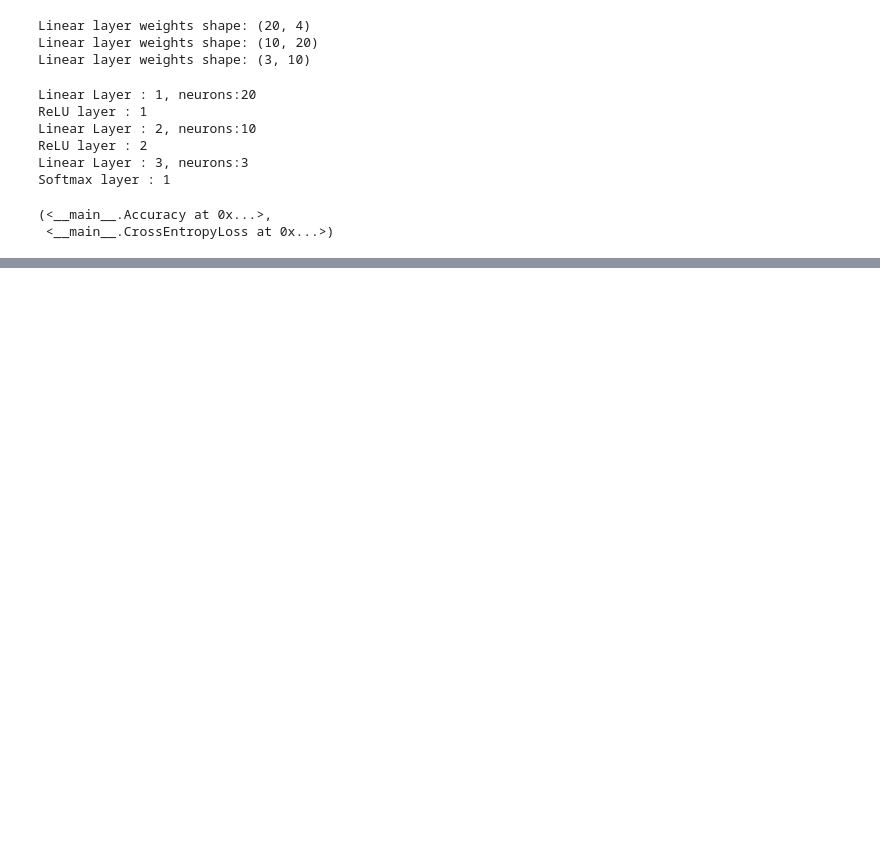
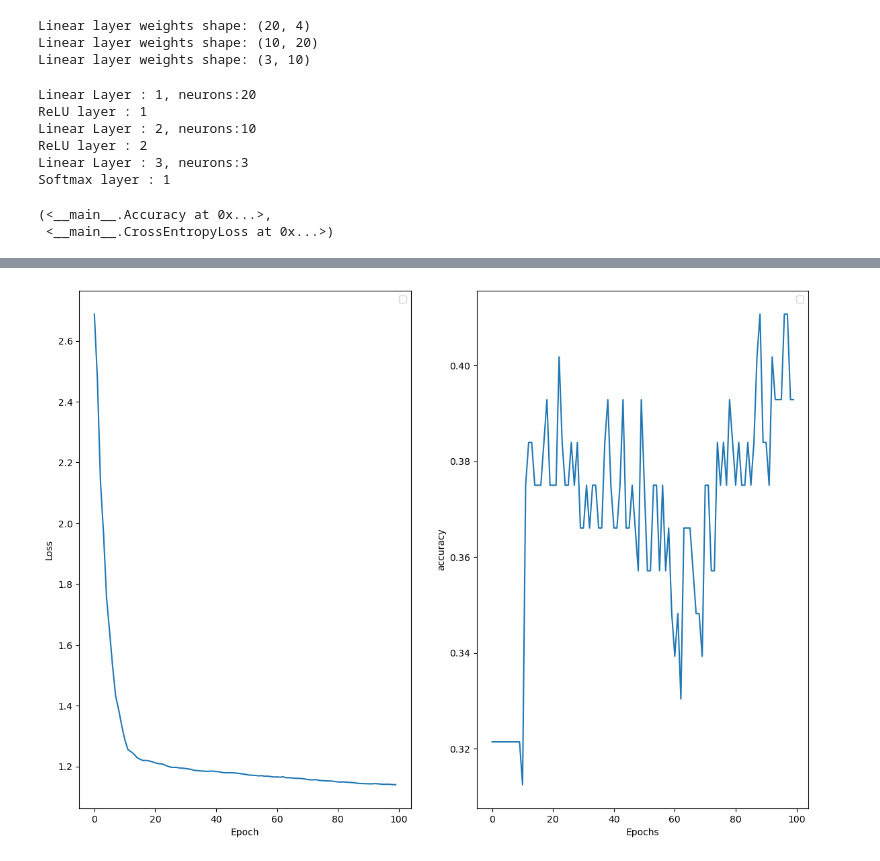
Before and after one commit to tanmaygaikwad723/Tangrad, a Jupyter notebook: ANN.ipynb, the cells around one changed output, grey strips where cells are left out. Drawn from its saved outputs; the diff is of its cells as text; code cells hidden in the pictures; blank space fills up the shorter version.

```diff
--- a/ANN.ipynb
+++ b/ANN.ipynb
@@ -197,10 +197,8 @@ class Tangrad:
                 epoch_acc += batch_acc * curr_batch_size
             grad = loss_fn.backward(layer_inp, y_batch)
             for layer in reversed(self.layer):
-                if loss_fn is type(CrossEntropyLoss):
-                    if isinstance(layer, Softmax):
-                        print(f"softmax")
-                        continue
+                if isinstance(layer, Softmax):
+                    continue
                 grad = layer.backward(grad, lr)
             avg_loss = epoch_loss / data_len
             avg_acc = epoch_acc / data_len
@@ -258,5 +256,5 @@ accuracy, loss
 (<__main__.Accuracy at 0x...>,
  <__main__.CrossEntropyLoss at 0x...>)
 # %%
-history = Ann.fit(x_train, y_train, loss, accuracy.accuracy_fn, 100, 0.25)
+history = Ann.fit(x_train, y_train, loss, accuracy.accuracy_fn, 100, 0.005)
 # %% [output]
@@ -280,13 +278,15 @@ Epoch : 99, train loss : 1.1163, train accuracy : 0.36
 # %%
-# plt.figure(figsize=(14, 10))
-# plt.subplot(1, 2, 1)
-# plt.plot(history["loss"])
-# plt.xlabel("Epoch")
-# plt.ylabel("Loss")
-# plt.legend()
-# plt.subplot(1, 2, 2)
-# plt.plot(history["accuracy"])
-# plt.xlabel("Epochs")
-# plt.ylabel("accuracy")
-# plt.legend()
-# plt.show()
+plt.figure(figsize=(14, 10))
+plt.subplot(1, 2, 1)
+plt.plot(history["loss"])
+plt.xlabel("Epoch")
+plt.ylabel("Loss")
+plt.legend()
+plt.subplot(1, 2, 2)
+plt.plot(history["accuracy"])
+plt.xlabel("Epochs")
+plt.ylabel("accuracy")
+plt.legend()
+plt.show()
+# %% [output]
+[figure, added]
```
Also changed, not shown: parts of 1 cell of this notebook.
